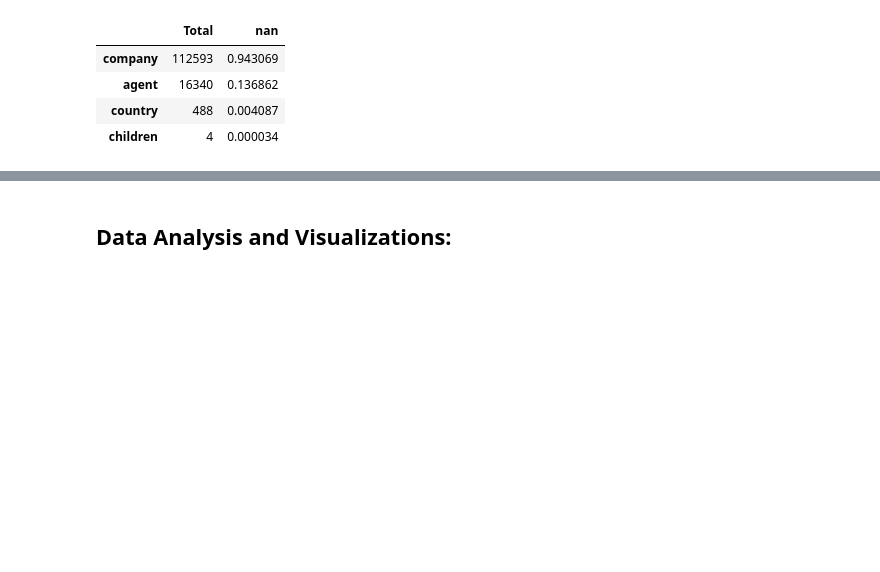
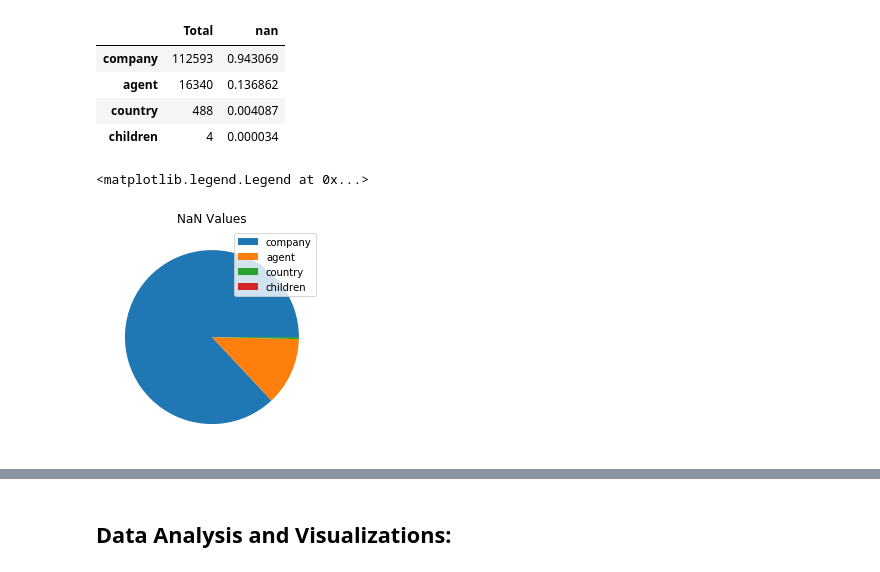
Before and after one commit to kutayeroglu/introduction-to-data-science-term-project-1, a Jupyter notebook: Code/Getting Started.ipynb, the cells around one changed output, grey strips where cells are left out. Saved outputs shown, nothing was run; the diff lists cells and outputs as text; code cells hidden in the pictures; blank space fills up the shorter version.

```diff
--- a/Code/Getting Started.ipynb
+++ b/Code/Getting Started.ipynb
@@ -83,10 +83,20 @@ percent = (data.isnull().sum() / data.isnull().count()).sort_values(ascending=Fa
 
 nan_cols = pd.concat([total, percent], axis=1, keys=['Total', 'nan'])
 
-nan_cols[nan_cols['nan'] > 0]
+nan_cols = nan_cols[nan_cols['nan'] > 0]
+
+nan_cols
 # %% [output]
 |  | Total | nan |
 | company | 112593 | 0.943069 |
 | agent | 16340 | 0.136862 |
 | country | 488 | 0.004087 |
 | children | 4 | 0.000034 |
+# %%
+plt.pie(nan_cols.reset_index()['Total'])
+
+plt.title("NaN Values")
+plt.legend(labels=nan_cols.reset_index()['index'] )
+# %% [output]
+<matplotlib.legend.Legend at 0x...>
+[figure, added]
```
Also changed, not shown: parts of 76 cells of this notebook.
